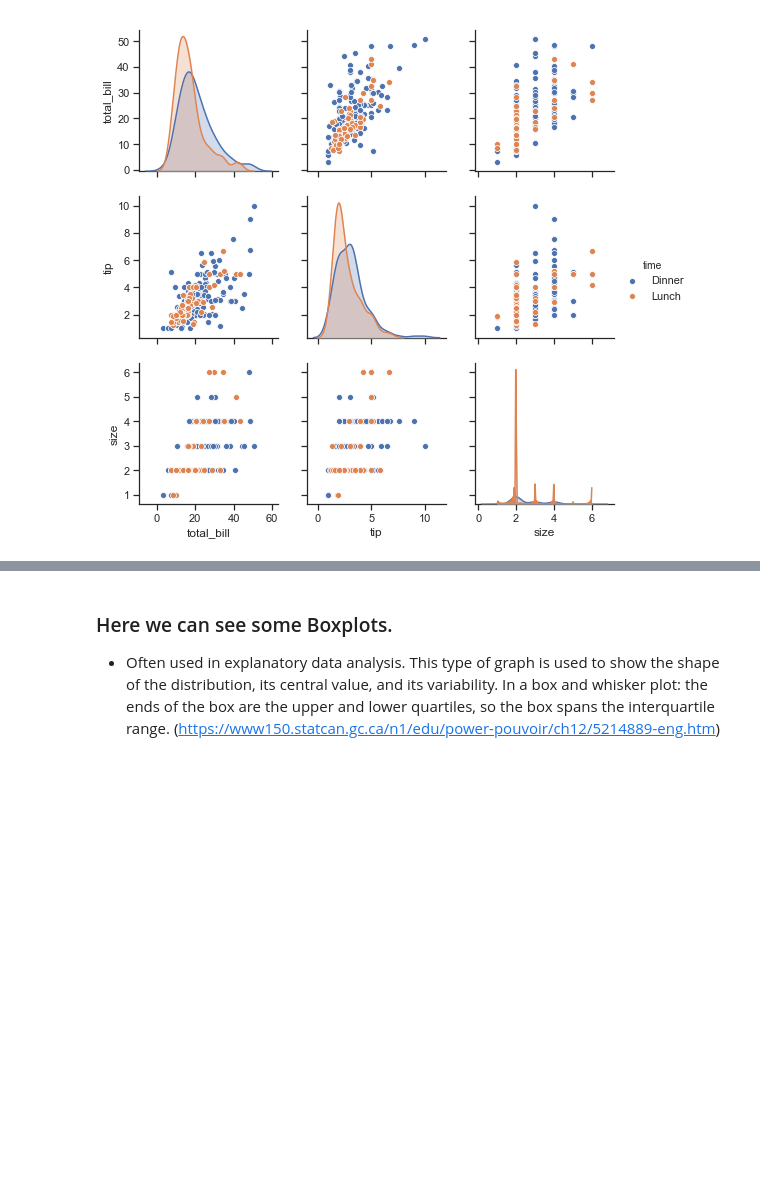
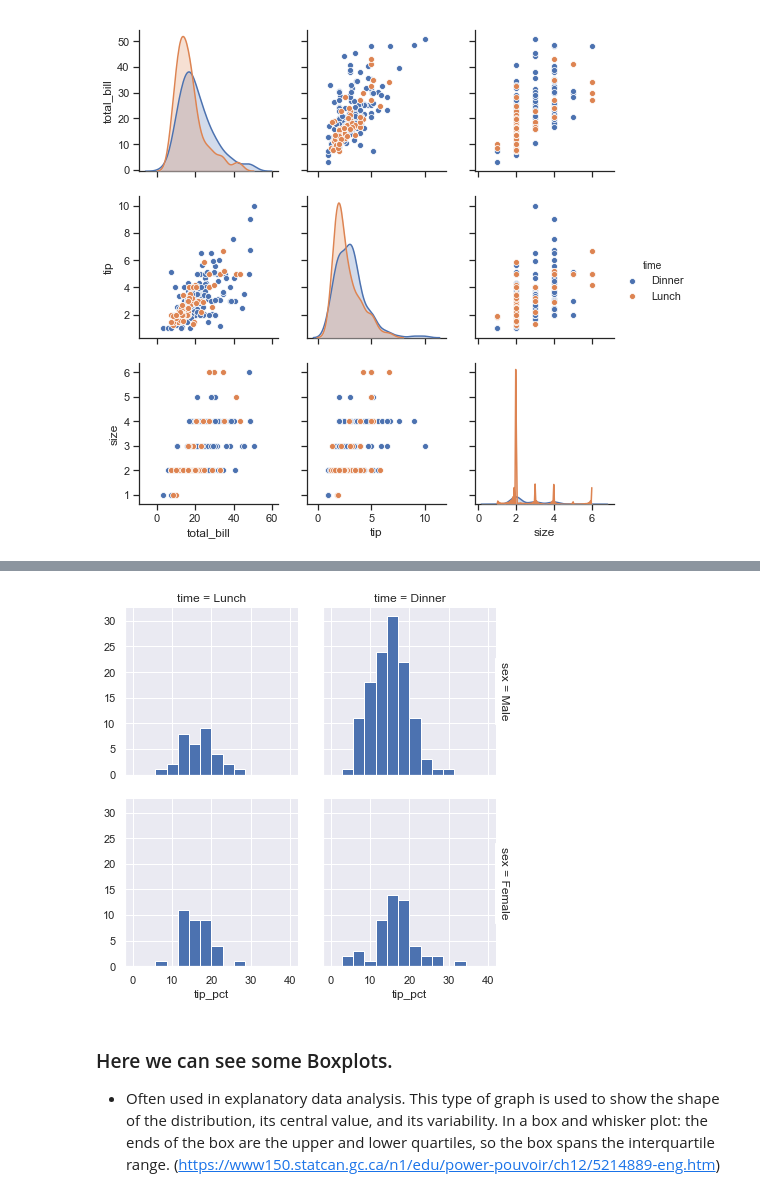
Before and after one commit to daithimarkham/Fund-Project-2019, a Jupyter notebook: The-Tips-Data-Set.ipynb, the cells around one changed output, grey strips where cells are left out. Cells and saved outputs as stored; diff of their text form; code cells hidden in the pictures; blank space fills up the shorter version.

Commit message:
Notebook updated, facetgrid.

```diff
--- a/The-Tips-Data-Set.ipynb
+++ b/The-Tips-Data-Set.ipynb
@@ -525,3 +530,13 @@ g.map_diag(sns.kdeplot, lw=3, legend=False);
+# %%
+# Load df
+tips = sns.load_dataset('tips')
+# %%
+tips['tip_pct'] = 100 * tips['tip'] / tips['total_bill'] # Function cal the tips per cent.
+
+grid = sns.FacetGrid(tips, row="sex", col="time", margin_titles=True) # Setting variables from col and rows in dataframe.
+grid.map(plt.hist, "tip_pct", bins=np.linspace(0, 40, 15)); # Map the values from the functions we called above, and display output.
+# %% [output]
+[figure, added]
 # %% [markdown]
 ### Here we can see some Boxplots.
 - Often used in explanatory data analysis. This type of graph is used to show the shape of the distribution, its central value, and its variability. In a box and whisker plot: the ends of the box are the upper and lower quartiles, so the box spans the interquartile range. (https://www150.statcan.gc.ca/n1/edu/power-pouvoir/ch12/5214889-eng.htm)
```
Also changed, not shown: parts of 11 cells of this notebook.
